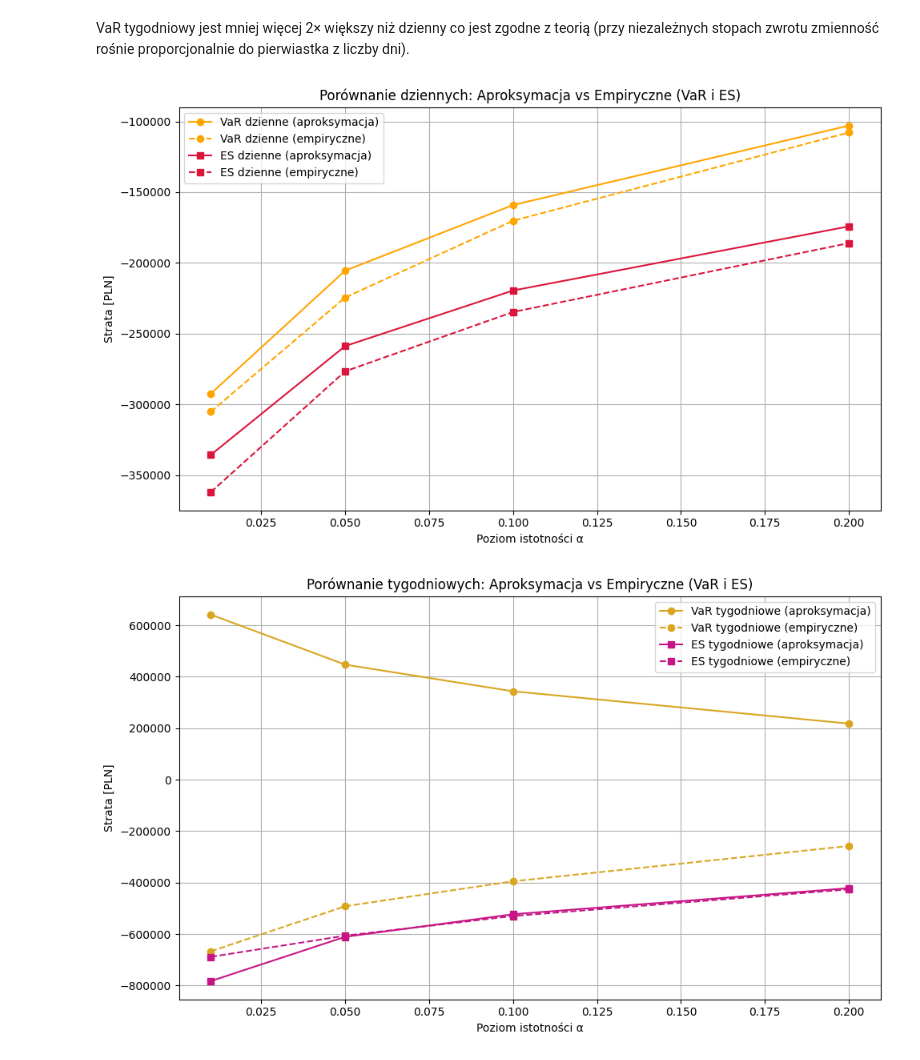
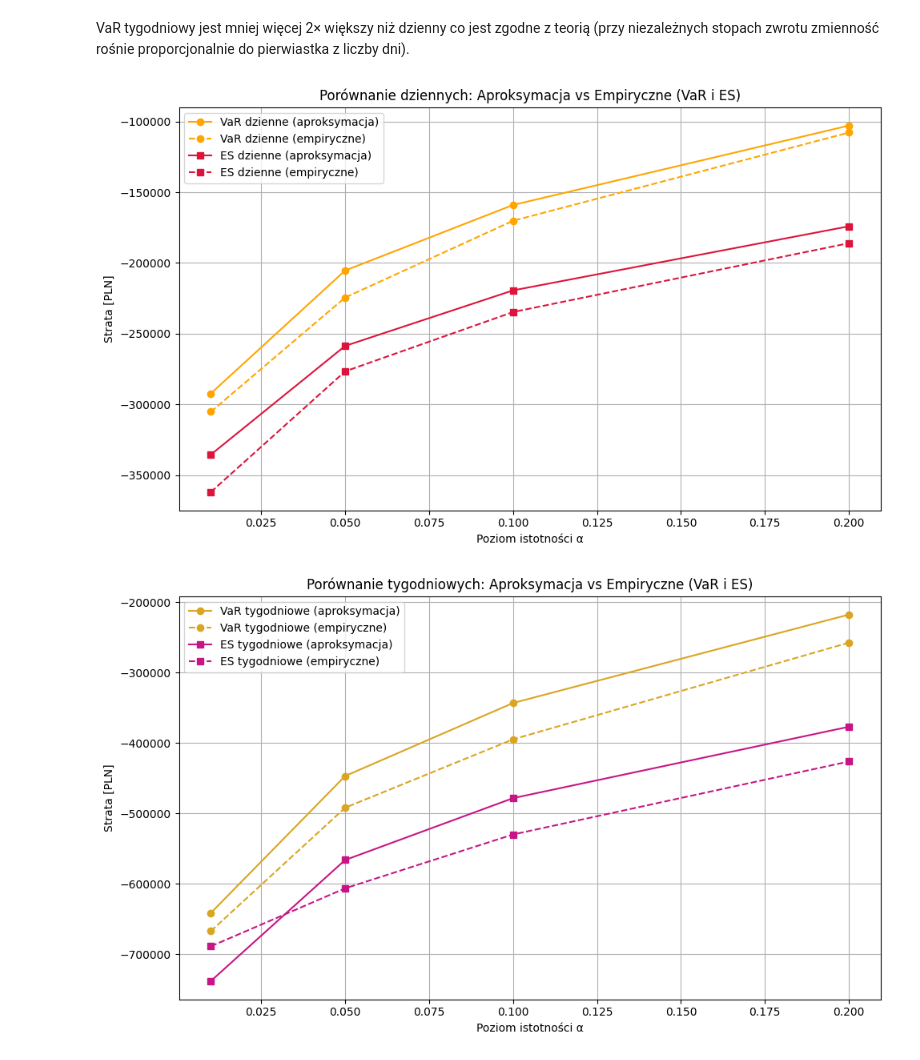
Before and after one commit to kubaq215/Risk-management, a Jupyter notebook: note4.ipynb, the cells around one changed output. Saved outputs shown, nothing was run; the diff lists cells and outputs as text; code cells hidden in the pictures.

```diff
--- a/note4.ipynb
+++ b/note4.ipynb
@@ -348,34 +348,35 @@ Poziom istotności α = 0.20
 # %%
 # c)
 
-t = 5 / T # tygodniowy horyzont czasowy
-
-# obliczenie dziennych logarytmicznych stóp zwrotu
-log_returns = np.diff(np.log(prices))
-
-mean_daily_log_return = np.mean(log_returns)
-std_daily_log_return = np.std(log_returns, ddof=1)
-
-# przeliczenie na roczną skalę (μ i σ)
-mu_annual = mean_daily_log_return * T
-sigma_annual = std_daily_log_return * np.sqrt(T)
 
 weekly_VaR = []
 weekly_ES = []
 
+t = 5
+
+daily_log_returns = np.log(prices[1:] / prices[:-1])
+
+mean_daily_log_return = np.mean(daily_log_returns)
+sd_daily_log_return = np.std(daily_log_returns)
+
+mu_daily = mean_daily_log_return
+sigma_daily = sd_daily_log_return
+
 for alpha in alphas:
-    z = norm.ppf(alpha)         # kwantyl rozkładu normalnego
-    phi = norm.pdf(z)           # gęstość rozkładu normalnego
+    z_alpha = norm.ppf(alpha)
 
-    # Wzory z zadania 3 (z uwzględnieniem tygodniowego t)
-    var = -mu_annual * t - sigma_annual * np.sqrt(t) * z
-    es = -mu_annual * t - (sigma_annual * np.sqrt(t) / alpha) * phi
+    weekly_VaR_log_return_magnitude = - (mu_daily * t + z_alpha * sigma_daily * np.sqrt(t))
 
-    # Skalowanie do wartości inwestycji
-    weekly_VaR.append(var * investment_value)
-    weekly_ES.append(es * investment_value)
+    pdf_z_alpha = norm.pdf(z_alpha)
+    weekly_ES_log_return_magnitude = - (mu_daily * t - sigma_daily * np.sqrt(t) * (pdf_z_alpha / alpha))
 
-# Wyświetlenie wyników
+    VaR_money_weekly = initial_investment * weekly_VaR_log_return_magnitude
+    ES_money_weekly = initial_investment * weekly_ES_log_return_magnitude
+
+    weekly_VaR.append(-VaR_money_weekly)
+    weekly_ES.append(-ES_money_weekly)
+
+print("--- Obliczenia dla tygodniowego VaR i ES (wartość pieniężna) ---")
 for i, alpha in enumerate(alphas):
     print(f"Tygodniowy poziom istotności α = {alpha:.2f}")
     print(f"  VaR (Gaussowskie przybliżenie): {weekly_VaR[i]:,.2f} PLN")
@@ -490,33 +494,33 @@ import matplotlib.pyplot as plt
 from scipy.stats import norm
 
 # f)
 
 plt.figure(figsize=(10, 6))
-plt.plot(alphas, approx_VaR, label='VaR dzienne (aproksymacja)', marker='o', color='orange')
+plt.plot(alphas, VaR_values, label='VaR dzienne (aproksymacja)', marker='o', color='orange')
 plt.plot(alphas, empirical_VaR, label='VaR dzienne (empiryczne)', marker='o', linestyle='--', color='orange')
-plt.plot(alphas, approx_ES, label='ES dzienne (aproksymacja)', marker='s', color='crimson')
+plt.plot(alphas, ES_values, label='ES dzienne (aproksymacja)', marker='s', color='crimson')
 plt.plot(alphas, empirical_ES, label='ES dzienne (empiryczne)', marker='s', linestyle='--', color='crimson')
 plt.title('Porównanie dziennych: Aproksymacja vs Empiryczne (VaR i ES)')
 plt.xlabel('Poziom istotności α')
 plt.ylabel('Strata [PLN]')
 plt.grid(True)
 plt.legend()
 plt.tight_layout()
 plt.show()
 
 # Tygodniowy wykres
 plt.figure(figsize=(10, 6))
 plt.plot(alphas, weekly_VaR, label='VaR tygodniowe (aproksymacja)', marker='o', color='goldenrod')
 plt.plot(alphas, empirical_VaR_week, label='VaR tygodniowe (empiryczne)', marker='o', linestyle='--', color='goldenrod')
 plt.plot(alphas, weekly_ES, label='ES tygodniowe (aproksymacja)', marker='s', color='mediumvioletred')
 plt.plot(alphas, empirical_ES_week, label='ES tygodniowe (empiryczne)', marker='s', linestyle='--', color='mediumvioletred')
 plt.title('Porównanie tygodniowych: Aproksymacja vs Empiryczne (VaR i ES)')
 plt.xlabel('Poziom istotności α')
 plt.ylabel('Strata [PLN]')
 plt.grid(True)
 plt.legend()
 plt.tight_layout()
 plt.show()
 # %% [output]
 [figure]
-[figure, old version]
+[figure, new version]
```
Also changed, not shown: parts of 3 cells of this notebook.
